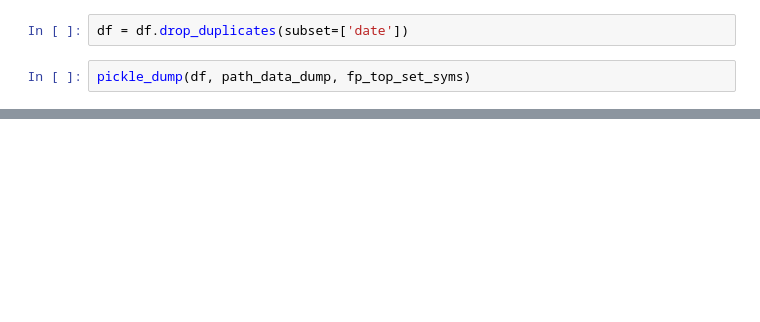
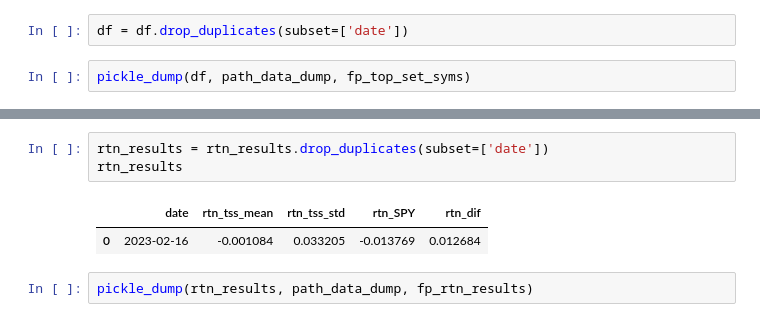
Before and after one commit to pympk/py379, a Jupyter notebook: yf_8.ipynb, the cells around one changed output, grey strips where cells are left out. Cells and saved outputs as stored; diff of their text form; blank space fills up the shorter version.

```diff
--- a/yf_8.ipynb
+++ b/yf_8.ipynb
@@ -242,0 +265,8 @@ dtype: float64
+# %%
+rtn_results = rtn_results.drop_duplicates(subset=['date'])
+rtn_results
+# %% [output]
+|  | date | rtn_tss_mean | rtn_tss_std | rtn_SPY | rtn_dif |
+| 0 | 2023-02-16 | -0.001084 | 0.033205 | -0.013769 | 0.012684 |
+# %%
+pickle_dump(rtn_results, path_data_dump, fp_rtn_results)
```
Also changed, not shown: parts of 21 cells of this notebook, 1 other file.
